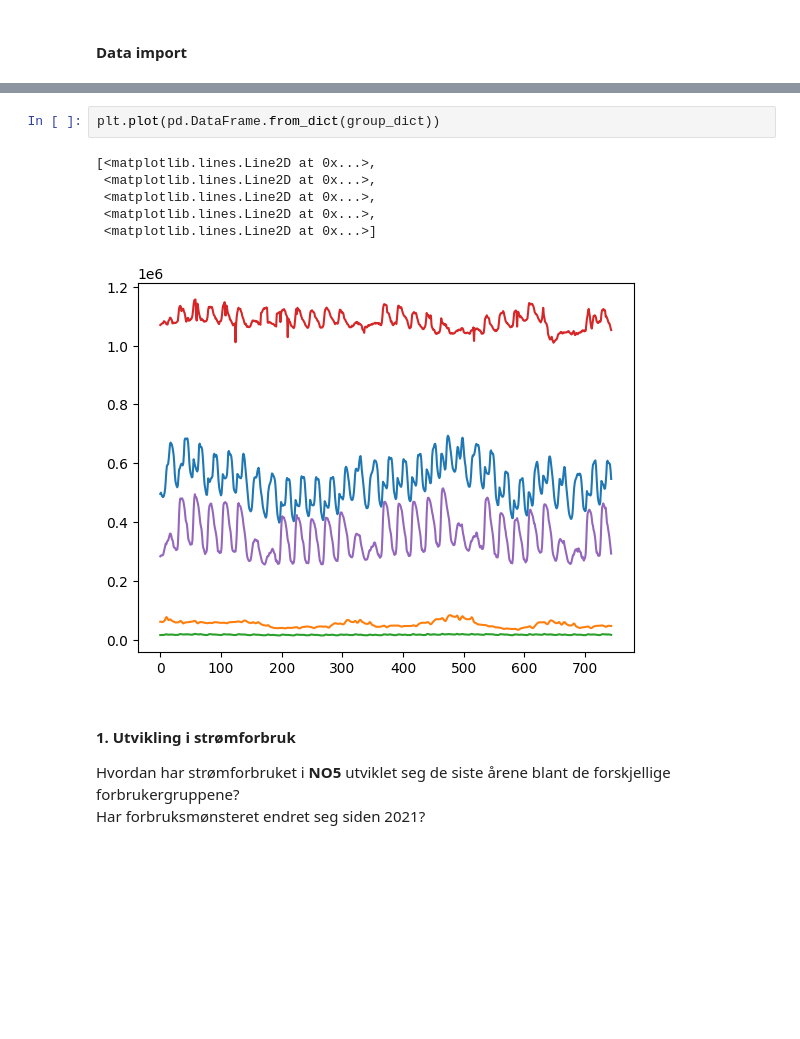
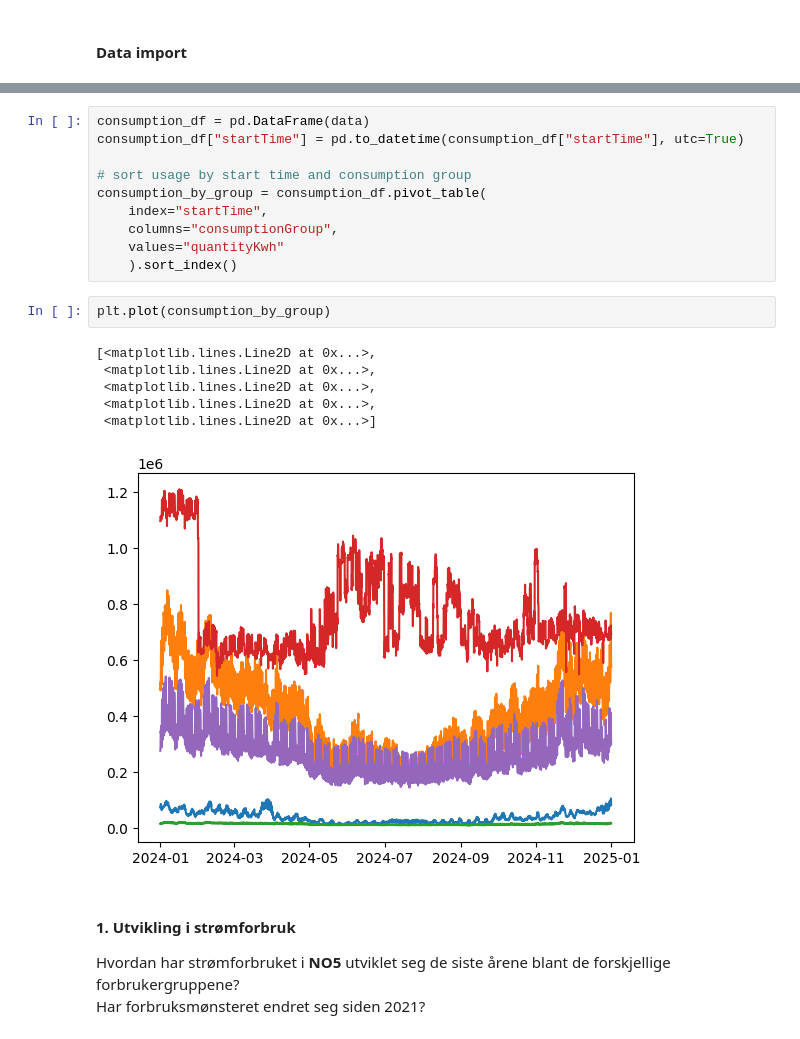
Before and after one commit to tobbensol/eviny-case, a Jupyter notebook: notebooks/Question1.ipynb, the cells around one changed output, grey strips where cells are left out. Drawn from its saved outputs; the diff is of its cells as text; blank space fills up the shorter version.

Commit message:
imported data and did some basic analysis

```diff
--- a/notebooks/Question1.ipynb
+++ b/notebooks/Question1.ipynb
@@ -70,12 +55,22 @@ pd.DataFrame.from_dict(group_dict)
+# %%
+consumption_df = pd.DataFrame(data)
+consumption_df["startTime"] = pd.to_datetime(consumption_df["startTime"], utc=True)
+
+# sort usage by start time and consumption group
+consumption_by_group = consumption_df.pivot_table(
+    index="startTime",
+    columns="consumptionGroup",
+    values="quantityKwh"
+    ).sort_index()
 # %%
-plt.plot(pd.DataFrame.from_dict(group_dict))
+plt.plot(consumption_by_group)
 # %% [output]
 [<matplotlib.lines.Line2D at 0x...>,
  <matplotlib.lines.Line2D at 0x...>,
  <matplotlib.lines.Line2D at 0x...>,
  <matplotlib.lines.Line2D at 0x...>,
  <matplotlib.lines.Line2D at 0x...>]
-[figure, old version]
+[figure, new version]
 # %% [markdown]
 #### 1. Utvikling i strømforbruk
 Hvordan har strømforbruket i **NO5** utviklet seg de siste årene blant de forskjellige forbrukergruppene?
```
Also changed, not shown: parts of 3 cells of this notebook.
